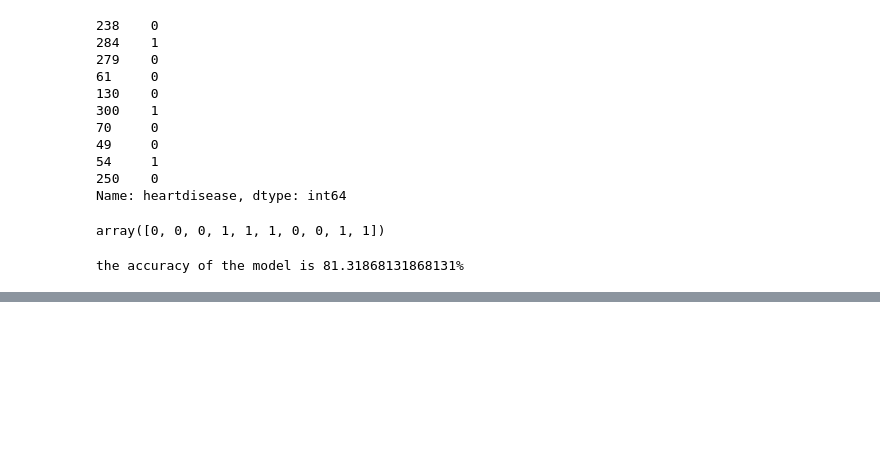
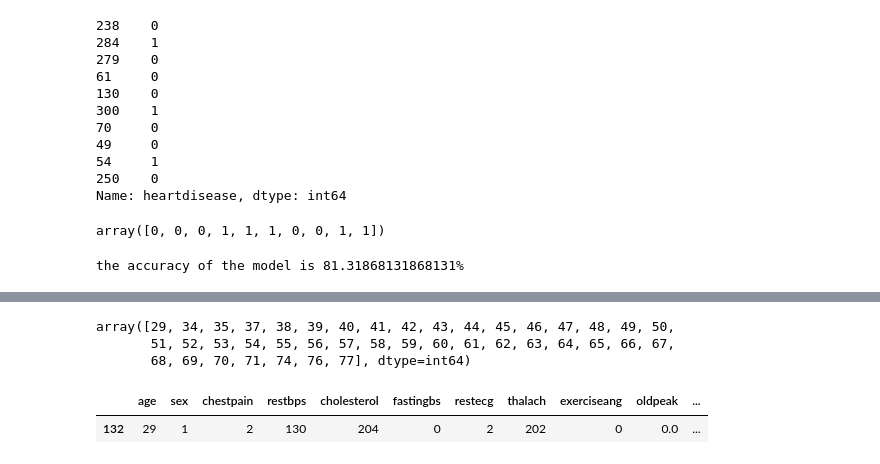
Before and after one commit to aminrahimian/data-for-good, a Jupyter notebook: Naive Bayes Heart Disease Prediction.ipynb, the cells around one changed output, grey strips where cells are left out. Drawn from its saved outputs; the diff is of its cells as text; code cells hidden in the pictures; blank space fills up the shorter version.

```diff
--- a/Naive Bayes Heart Disease Prediction.ipynb
+++ b/Naive Bayes Heart Disease Prediction.ipynb
@@ -212,0 +221,12 @@ the accuracy of the model is 81.31868131868131%
+# %%
+np.unique(dataset.age)
+# %% [output]
+array([29, 34, 35, 37, 38, 39, 40, 41, 42, 43, 44, 45, 46, 47, 48, 49, 50,
+       51, 52, 53, 54, 55, 56, 57, 58, 59, 60, 61, 62, 63, 64, 65, 66, 67,
+       68, 69, 70, 71, 74, 76, 77], dtype=int64)
+# %%
+unique_record = dataset.loc[dataset['age'] ==29]
+unique_record
+# %% [output]
+|  | age | sex | chestpain | restbps | cholesterol | fastingbs | restecg | thalach | exerciseang | oldpeak | ... |
+| 132 | 29 | 1 | 2 | 130 | 204 | 0 | 2 | 202 | 0 | 0.0 | ... |
```
Also changed, not shown: parts of 4 cells of this notebook, 7 other files.
